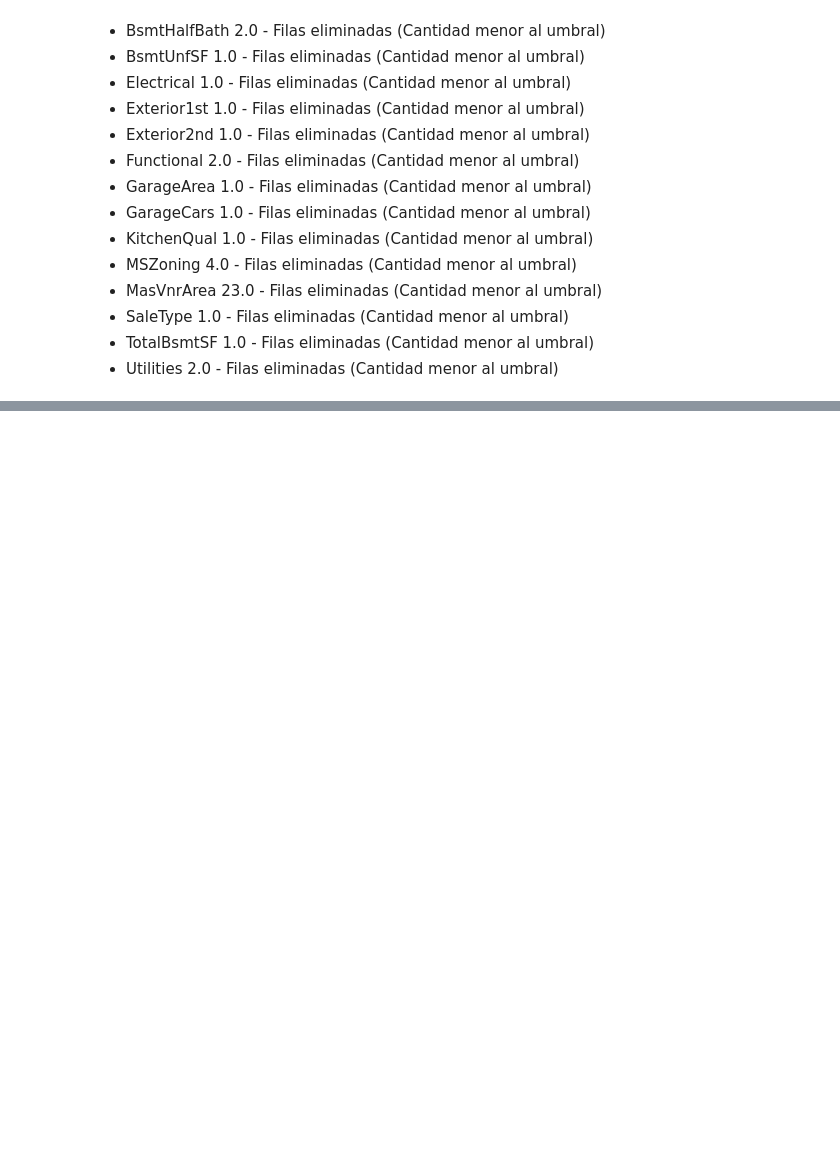
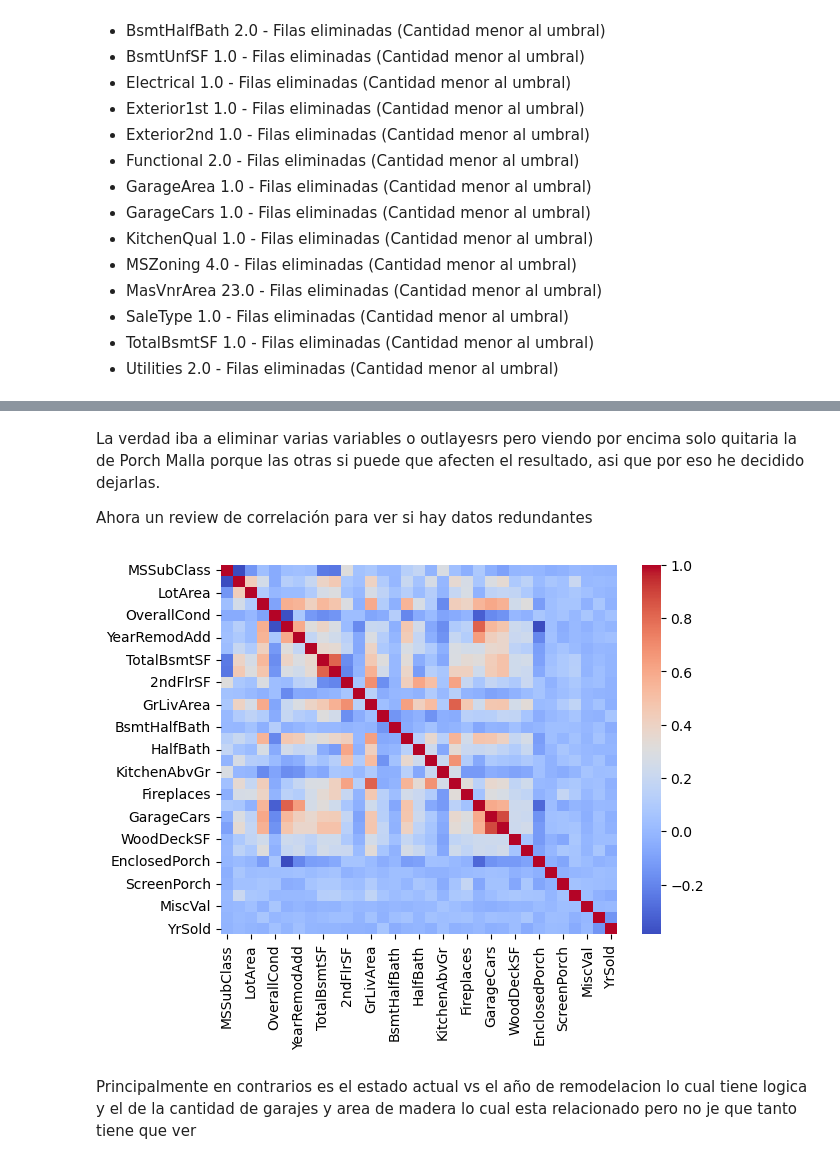
Before and after one commit to mmarzap19/SuperPoderosas, a Jupyter notebook: Mojo_jojo.ipynb, the cells around one changed output, grey strips where cells are left out. Drawn from its saved outputs; the diff is of its cells as text; code cells hidden in the pictures; blank space fills up the shorter version.

```diff
--- a/Mojo_jojo.ipynb
+++ b/Mojo_jojo.ipynb
@@ -239,0 +339,11 @@ train_dataset["LotFrontage"]
+# %% [markdown]
+La verdad iba a eliminar varias variables o outlayesrs pero viendo por encima solo quitaria la de Porch Malla porque las otras si puede que afecten el resultado, asi que por eso he decidido dejarlas.
+
+Ahora un review de correlación para ver si hay datos redundantes
+# %%
+Q: sns.heatmap(numerical_values.corr(),cmap='coolwarm')
+plt.show()
+# %% [output]
+[figure, added]
+# %% [markdown]
+Principalmente en contrarios es el estado actual vs el año de remodelacion lo cual tiene logica y el de la cantidad de garajes y area de madera lo cual esta relacionado pero no je que tanto tiene que ver
```
Also changed, not shown: parts of 23 cells of this notebook.
